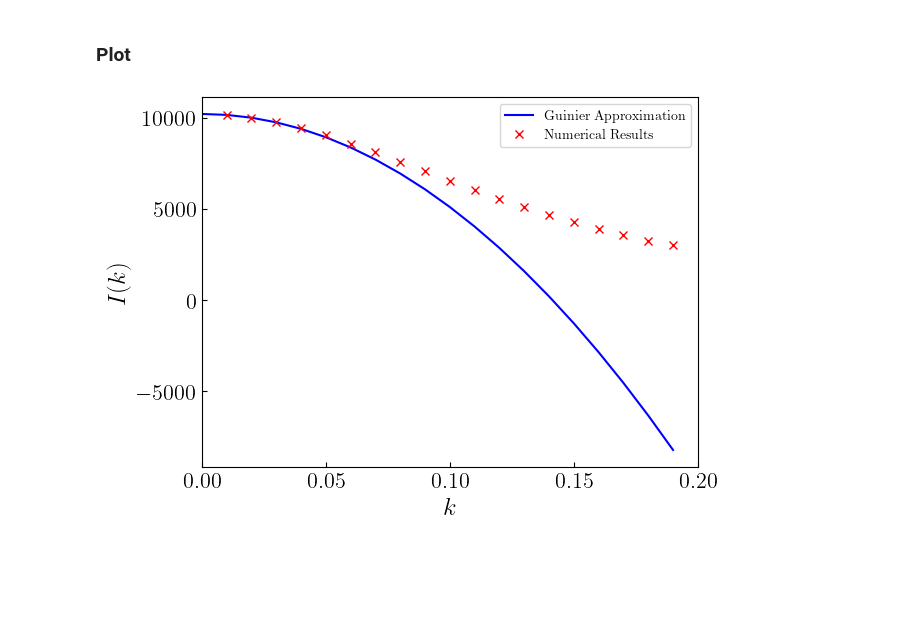
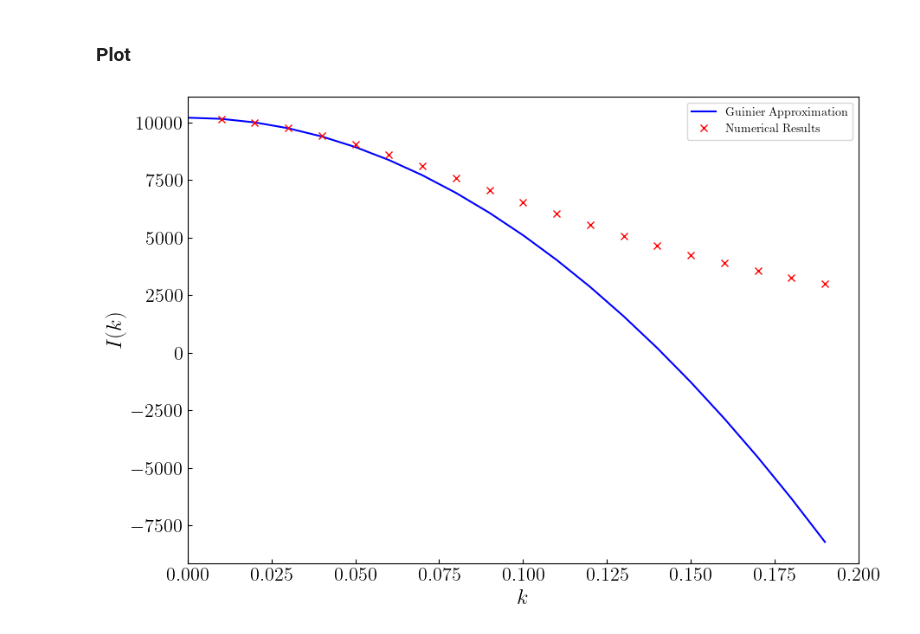
Before and after one commit to Eric-Vidal-hub/FJC-simulation, a Jupyter notebook: 6_stru_factor.ipynb, the cells around one changed output. Cells and saved outputs as stored; diff of their text form; code cells hidden in the pictures; blank space fills up the shorter version.

Commit message:
final plots of structure factor

```diff
--- a/6_stru_factor.ipynb
+++ b/6_stru_factor.ipynb
@@ -55,19 +55,19 @@ for l in range(len(k)):
 # %%
 k = np.arange(0, 0.2, step)
 
 plt.rc('text', usetex=True)
 plt.rc('font', family='serif')
 
-plt.figure()
+plt.figure(figsize=(10,7))
 plt.plot(k, Guinier, 'b-', label=r'Guinier Approximation')
 plt.plot(k, I, 'rx', label=r'Numerical Results')
 plt.xlim(0, 0.2)
-# plt.ylim(-1.1, 1.1)
-plt.legend([r'Guinier Approximation', r'Numerical Results'])
+# plt.ylim(-1.1 * (N+1)**2, 1.1 * (N+1)**2)
+plt.legend()
 plt.xlabel(r'$k$', fontsize=18)
 plt.ylabel(r'$I(k)$', fontsize=18)
 plt.tick_params(axis='y', which='major', labelsize=16, direction='in')
 plt.tick_params(axis='x', which='major', labelsize=16, direction='in')
 plt.show()
 # %% [output]
-[figure, old version]
+[figure, new version]
```
Also changed, not shown: parts of 2 cells of this notebook.
